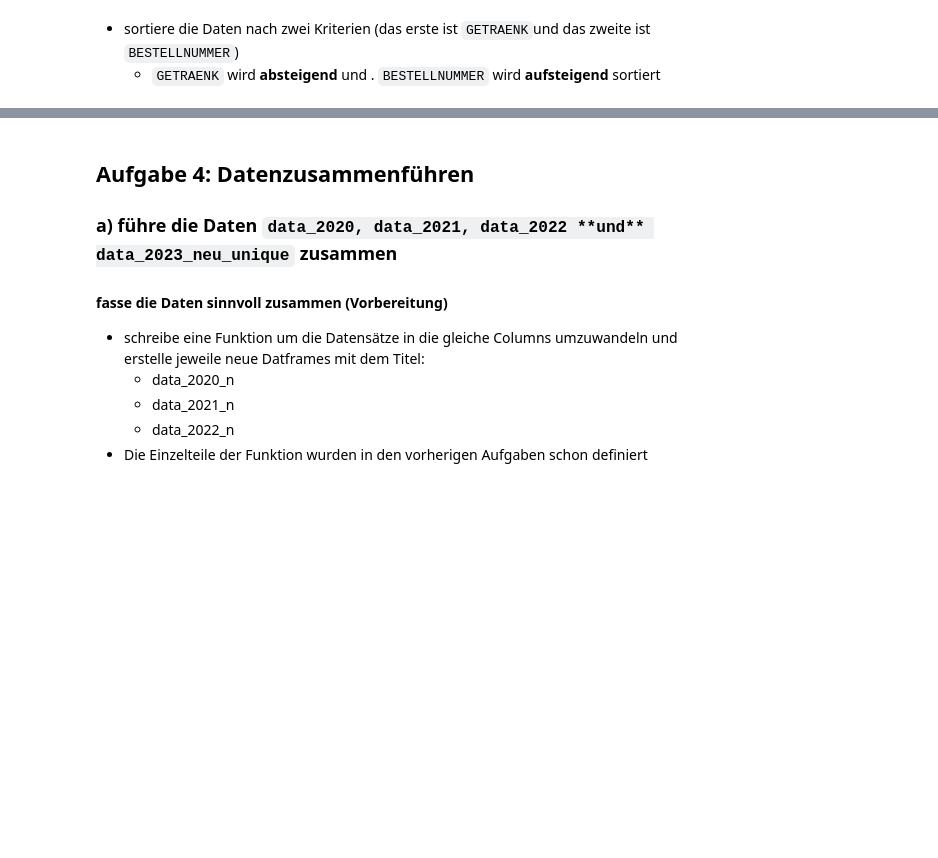
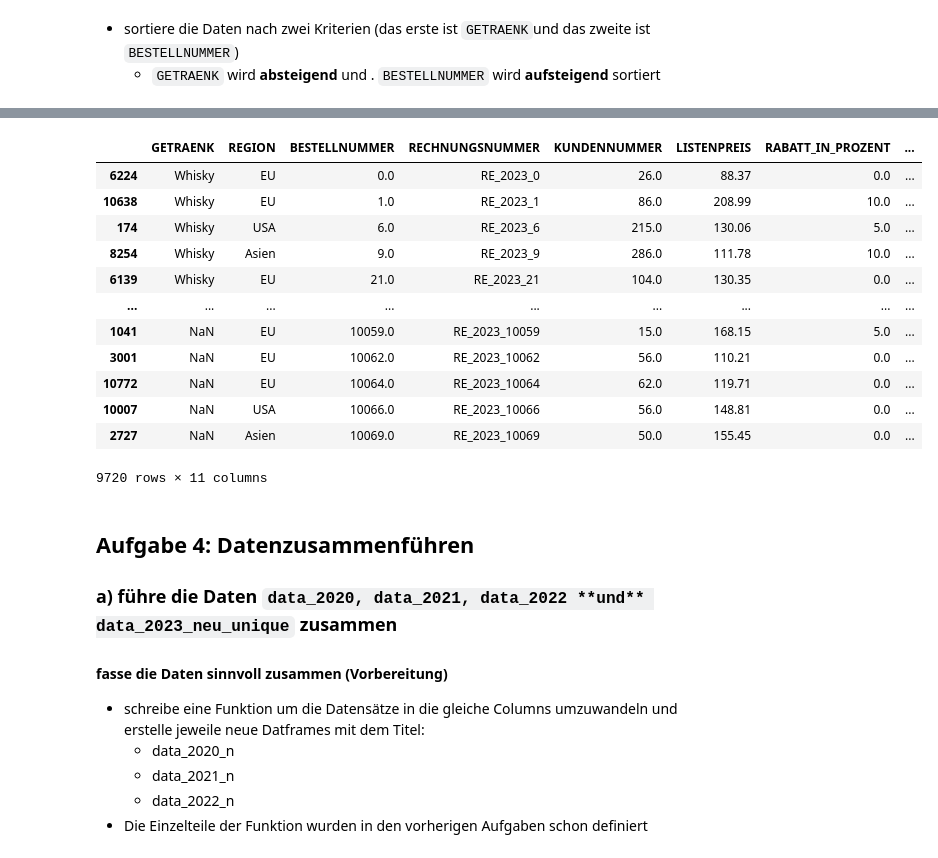
Before and after one commit to ImFin3/Fortgeschrittene-Programmierung-Uebungen, a Jupyter notebook: 06_Basis_Pandas.ipynb, the cells around one changed output, grey strips where cells are left out. Cells and saved outputs as stored; diff of their text form; code cells hidden in the pictures; blank space fills up the shorter version.

```diff
--- a/06_Basis_Pandas.ipynb
+++ b/06_Basis_Pandas.ipynb
@@ -465,3 +674,19 @@ memory usage: 866.3+ KB
+# %%
+data_2023_unique.sort_values(by=["GETRAENK", "BESTELLNUMMER"], ascending=[False, True])
+# %% [output]
+|  | GETRAENK | REGION | BESTELLNUMMER | RECHNUNGSNUMMER | KUNDENNUMMER | LISTENPREIS | RABATT_IN_PROZENT | ... |
+| 6224 | Whisky | EU | 0.0 | RE_2023_0 | 26.0 | 88.37 | 0.0 | ... |
+| 10638 | Whisky | EU | 1.0 | RE_2023_1 | 86.0 | 208.99 | 10.0 | ... |
+| 174 | Whisky | USA | 6.0 | RE_2023_6 | 215.0 | 130.06 | 5.0 | ... |
+| 8254 | Whisky | Asien | 9.0 | RE_2023_9 | 286.0 | 111.78 | 10.0 | ... |
+| 6139 | Whisky | EU | 21.0 | RE_2023_21 | 104.0 | 130.35 | 0.0 | ... |
+| ... | ... | ... | ... | ... | ... | ... | ... | ... |
+| 1041 | NaN | EU | 10059.0 | RE_2023_10059 | 15.0 | 168.15 | 5.0 | ... |
+| 3001 | NaN | EU | 10062.0 | RE_2023_10062 | 56.0 | 110.21 | 0.0 | ... |
+| 10772 | NaN | EU | 10064.0 | RE_2023_10064 | 62.0 | 119.71 | 0.0 | ... |
+| 10007 | NaN | USA | 10066.0 | RE_2023_10066 | 56.0 | 148.81 | 0.0 | ... |
+| 2727 | NaN | Asien | 10069.0 | RE_2023_10069 | 50.0 | 155.45 | 0.0 | ... |
+9720 rows × 11 columns
 # %% [markdown]
 ## Aufgabe 4: Datenzusammenführen
 ### a) führe die Daten `data_2020, data_2021, data_2022 **und** data_2023_neu_unique` zusammen
```
Also changed, not shown: parts of 91 cells of this notebook, 8 other files.
